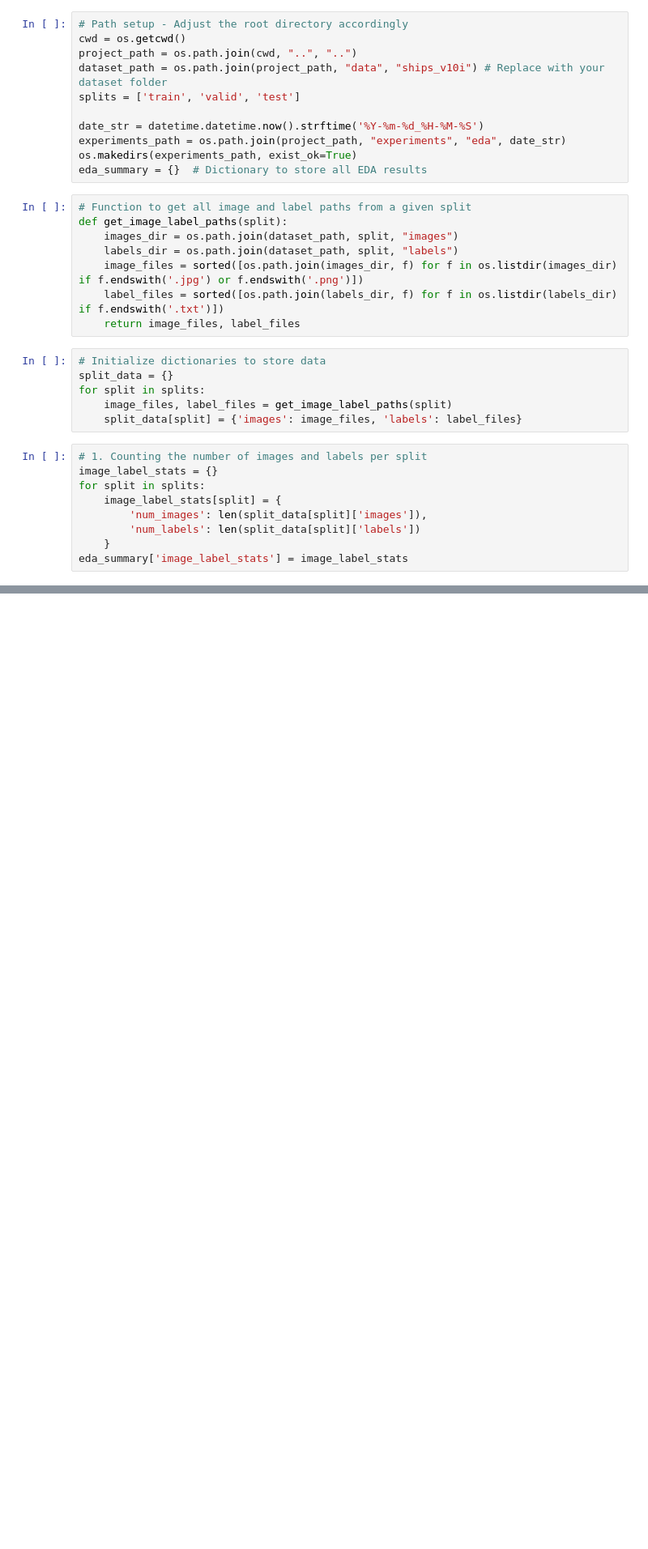
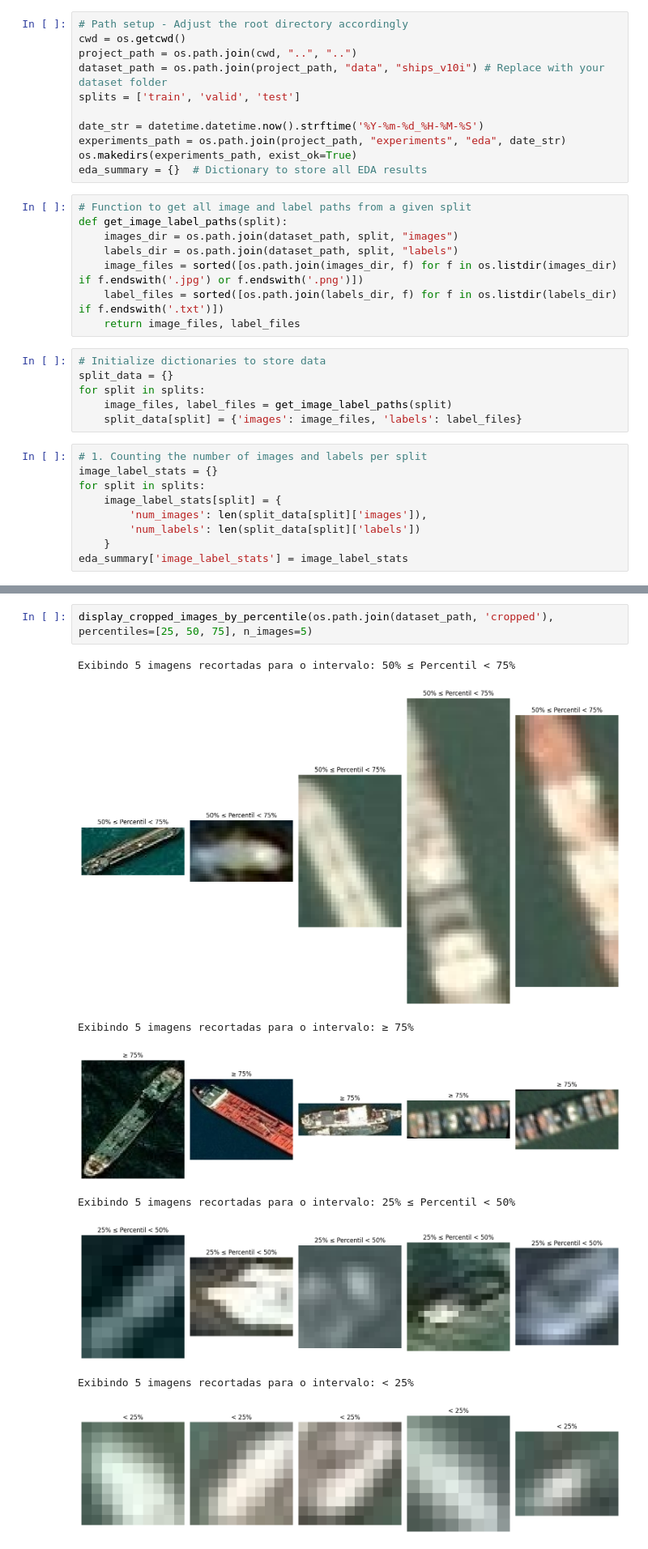
Before and after one commit to Traivok/tcc, a Jupyter notebook: tcc/autoencoders/exploratory.ipynb, the cells around one changed output, grey strips where cells are left out. Shown at 81% size. Drawn from its saved outputs; the diff is of its cells as text; blank space fills up the shorter version.

```diff
--- a/tcc/autoencoders/exploratory.ipynb
+++ b/tcc/autoencoders/exploratory.ipynb
@@ -103,0 +390,11 @@ eda_summary['image_stats'] = image_stats
+# %%
+display_cropped_images_by_percentile(os.path.join(dataset_path, 'cropped'), percentiles=[25, 50, 75], n_images=5)
+# %% [output]
+Exibindo 5 imagens recortadas para o intervalo: 50% ≤ Percentil < 75%
+[figure, added]
+Exibindo 5 imagens recortadas para o intervalo: ≥ 75%
+[figure, added]
+Exibindo 5 imagens recortadas para o intervalo: 25% ≤ Percentil < 50%
+[figure, added]
+Exibindo 5 imagens recortadas para o intervalo: < 25%
+[figure, added]
```
Also changed, not shown: parts of 13 cells of this notebook.
